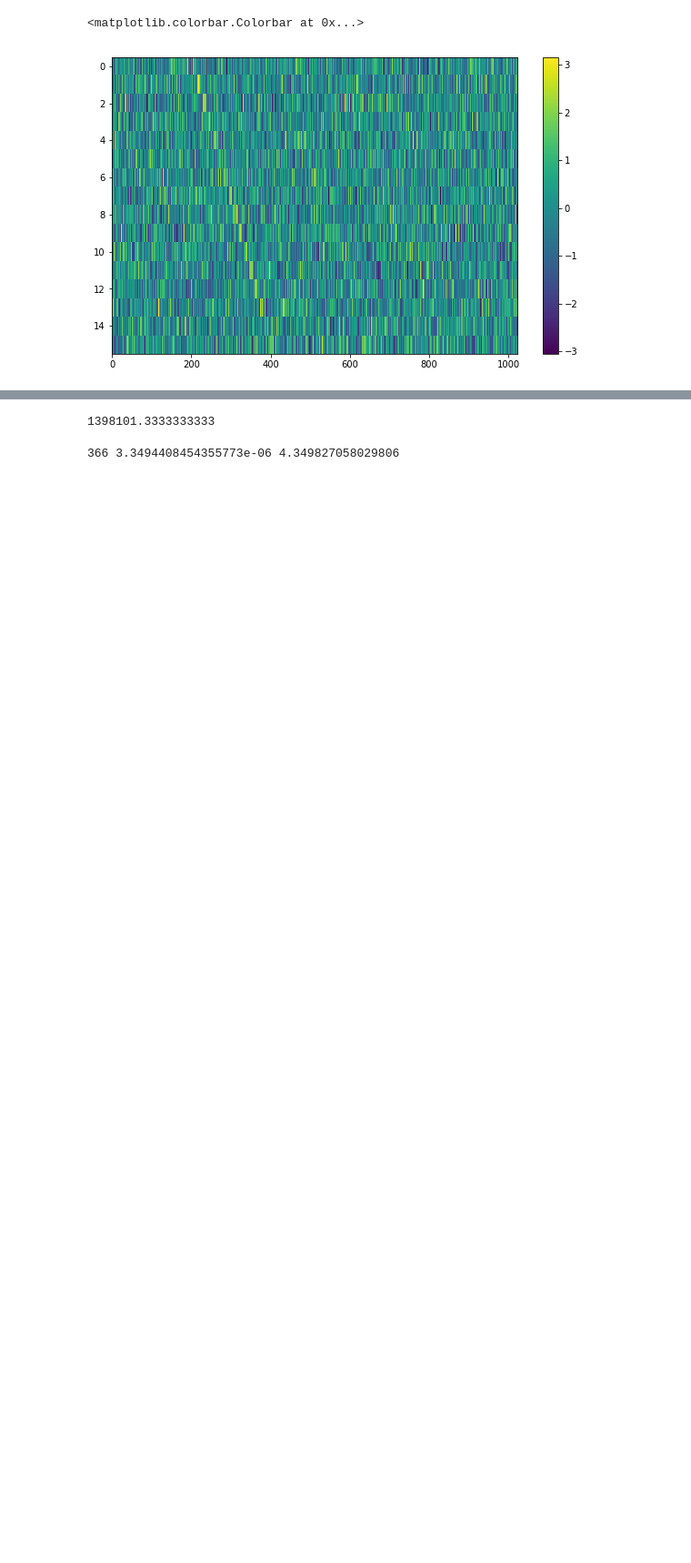
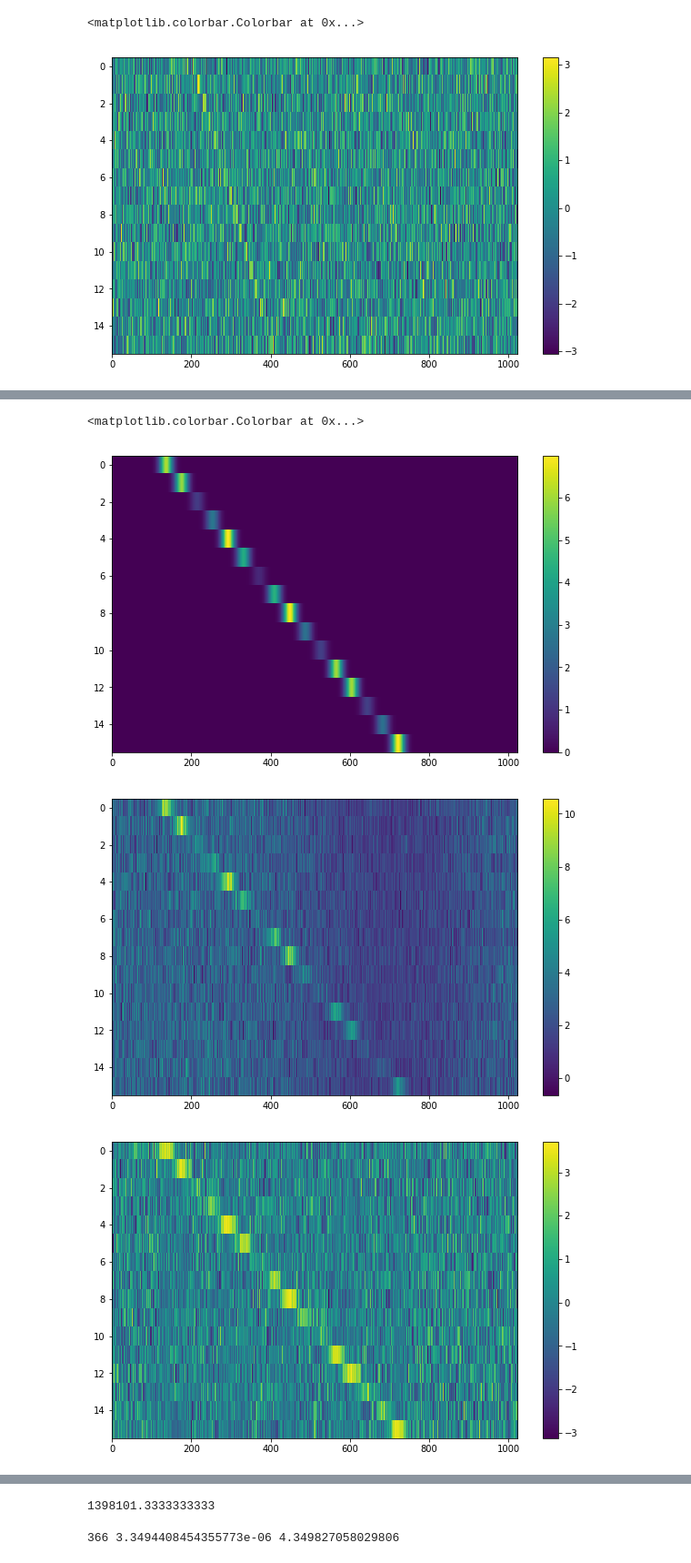
Before and after one commit to bbrzycki/setiml, a Jupyter notebook: jupyter-notebooks/Generate_fake_signals.ipynb, the cells around one changed output, grey strips where cells are left out. Shown at 91% size. Saved outputs shown, nothing was run; the diff lists cells and outputs as text; code cells hidden in the pictures; blank space fills up the shorter version.

```diff
--- a/jupyter-notebooks/Generate_fake_signals.ipynb
+++ b/jupyter-notebooks/Generate_fake_signals.ipynb
@@ -96,0 +132,62 @@ print(start_index, drift_rate, level)
+# %%
+start_index = np.random.randint(0,fchans)
+drift_rate = np.random.uniform(-start_index*df/(tsamp*tchans),
+                               (fchans-1-start_index)*df/(tsamp*tchans))
+#drift_rate = 0
+level = np.random.uniform(2, 5)
+amplitude = np.random.uniform(level/4, level)
+# amplitude = level
+period = np.random.uniform(50, 100)
+# width = np.random.uniform(0.000009, 0.000225)
+width = np.random.uniform(0.02, 0.05) ** 3
+
+signal = stg.generate(ts,
+                          fs,
+                          stg.constant_path(f_start = fs[start_index], drift_rate = drift_rate),
+                          stg.sine_t_profile(period = period,
+                                             phase = 0,
+                                             amplitude = amplitude,
+                                             level = level),
+                          stg.gaussian_f_profile(width = width),
+                          stg.constant_bp_profile(level = 1.0),
+                          integrate=True)
+
+fig = plt.figure(figsize=(10,6))
+plt.imshow(signal, aspect='auto')
+plt.colorbar()
+
+fig = plt.figure(figsize=(10,6))
+plt.imshow((1-block/2)*(3+stg.inject_noise(signal)), aspect='auto')
+# plt.imshow(stg.normalize(stg.inject_noise(signal), cols = 0, exclude = 0.0, use_median=False), aspect='auto')
+plt.colorbar()
+# plt.imshow(signal)
+
+fig = plt.figure(figsize=(10,6))
+# plt.imshow(stg.inject_noise(signal), aspect='auto')
+plt.imshow(stg.normalize((1-block/2)*(3+stg.inject_noise(signal)), cols = 0, exclude = 0.0, use_median=False), aspect='auto')
+plt.colorbar()
+
+fig = plt.figure(figsize=(10,6))
+# plt.imshow(stg.inject_noise(signal), aspect='auto')
+plt.imshow(stg.normalize((1-block/2)*(3+stg.inject_noise(signal)), cols = 0, exclude = 0.2, use_median=False), aspect='auto')
+plt.colorbar()
+
+fig = plt.figure(figsize=(10,6))
+# plt.imshow(stg.inject_noise(signal), aspect='auto')
+plt.imshow(stg.normalize((1-block/2)*(3+stg.inject_noise(signal)), cols = 1, exclude = 0.2, use_median=False), aspect='auto')
+plt.colorbar()
+
+fig = plt.figure(figsize=(10,6))
+# plt.imshow(stg.inject_noise(signal), aspect='auto')
+plt.imshow(stg.normalize((1-block/2)*(3+stg.inject_noise(signal)), cols = 1, exclude = 0.0, use_median=False), aspect='auto')
+plt.colorbar()
+
+fig = plt.figure(figsize=(10,6))
+# plt.imshow(stg.inject_noise(signal), aspect='auto')
+plt.imshow(stg.normalize((1-block/2)*(3+stg.inject_noise(signal, noise_sigma = 3)), cols = 1, exclude = 0.2, use_median=False), aspect='auto')
+plt.colorbar()
+# %% [output]
+<matplotlib.colorbar.Colorbar at 0x...>
+[figure, added]
+[figure, added]
+[figure, added]
```
Also changed, not shown: parts of 3 cells of this notebook, 6 other files.
